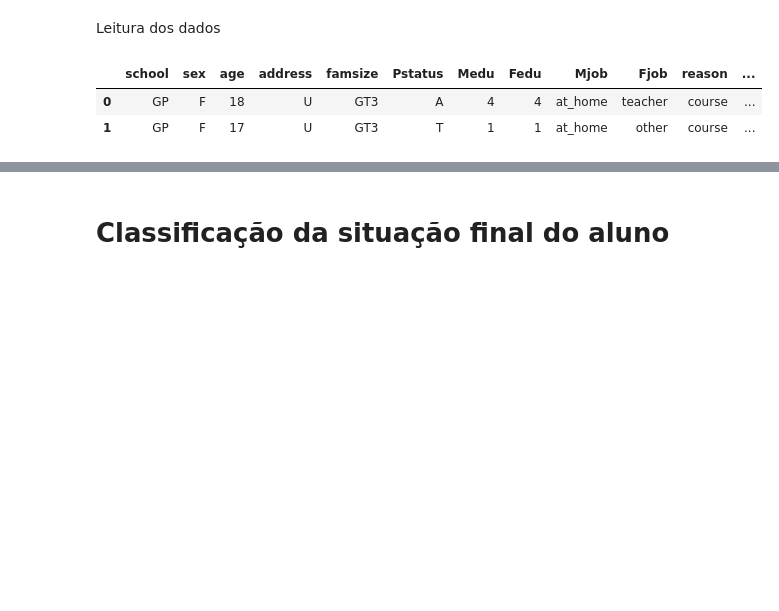
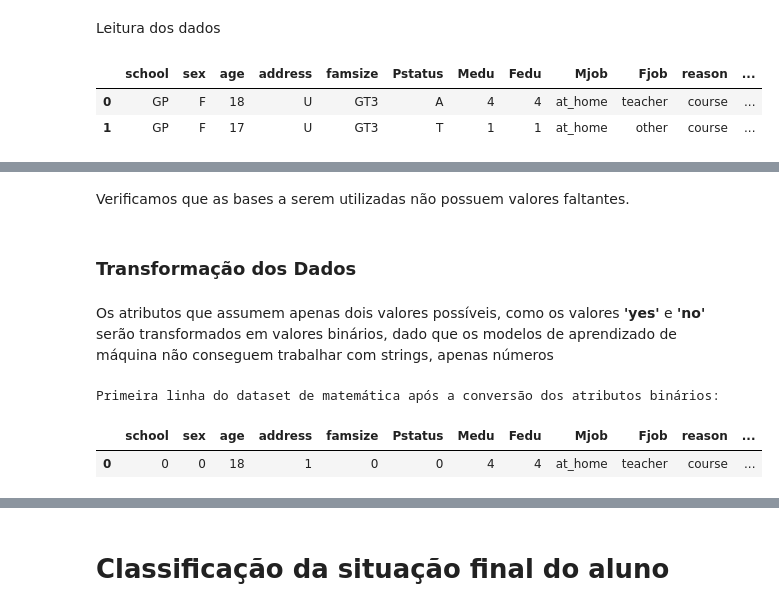
Before and after one commit to marcosflu/analise-dados-educacionais, a Jupyter notebook: Teste_análise_base_educacional.ipynb, the cells around one changed output, grey strips where cells are left out. Drawn from its saved outputs; the diff is of its cells as text; code cells hidden in the pictures; blank space fills up the shorter version.

```diff
--- a/Teste_análise_base_educacional.ipynb
+++ b/Teste_análise_base_educacional.ipynb
@@ -17,0 +50,34 @@ dataset_mat.head(2)
+# %% [markdown]
+Verificamos que as bases a serem utilizadas não possuem valores faltantes.
+# %% [markdown]
+### Transformação dos Dados
+# %% [markdown]
+Os atributos que assumem apenas dois valores possíveis, como os valores **'yes'** e **'no'** serão transformados em valores binários, dado que os modelos de aprendizado de máquina não conseguem trabalhar com strings, apenas números
+# %%
+def labelEncoder(df, colunas, filename):
+  label_df = df.copy()
+  le = LabelEncoder()
+
+  for col in colunas:
+    label_df[col] = le.fit_transform(label_df[col])
+    le_name_mapping = dict(zip(le.classes_, le.transform(le.classes_)))
+    # print(col)
+    # print(le_name_mapping)
+    arq = open(filename, 'a')
+    print("Coluna: ", col, file=arq)
+    print(le_name_mapping, file=arq)
+    print('\n', file=arq)
+    arq.close()
+  return label_df
+
+colunas_bin = ["school", "sex", "schoolsup", "famsup", "paid", "activities", "nursery", "higher", "internet", "romantic", "address", "famsize", "Pstatus"]
+
+dataset_mat_proc = labelEncoder(dataset_mat, colunas_bin, 'label_encoder.txt')
+dataset_port_proc = labelEncoder(dataset_port, colunas_bin, 'label_encoder.txt')
+
+print("Primeira linha do dataset de matemática após a conversão dos atributos binários:")
+dataset_mat_proc.head(1)
+# %% [output]
+Primeira linha do dataset de matemática após a conversão dos atributos binários:
+|  | school | sex | age | address | famsize | Pstatus | Medu | Fedu | Mjob | Fjob | reason | ... |
+| 0 | 0 | 0 | 18 | 1 | 0 | 0 | 4 | 4 | at_home | teacher | course | ... |
```
Also changed, not shown: parts of 19 cells of this notebook.
